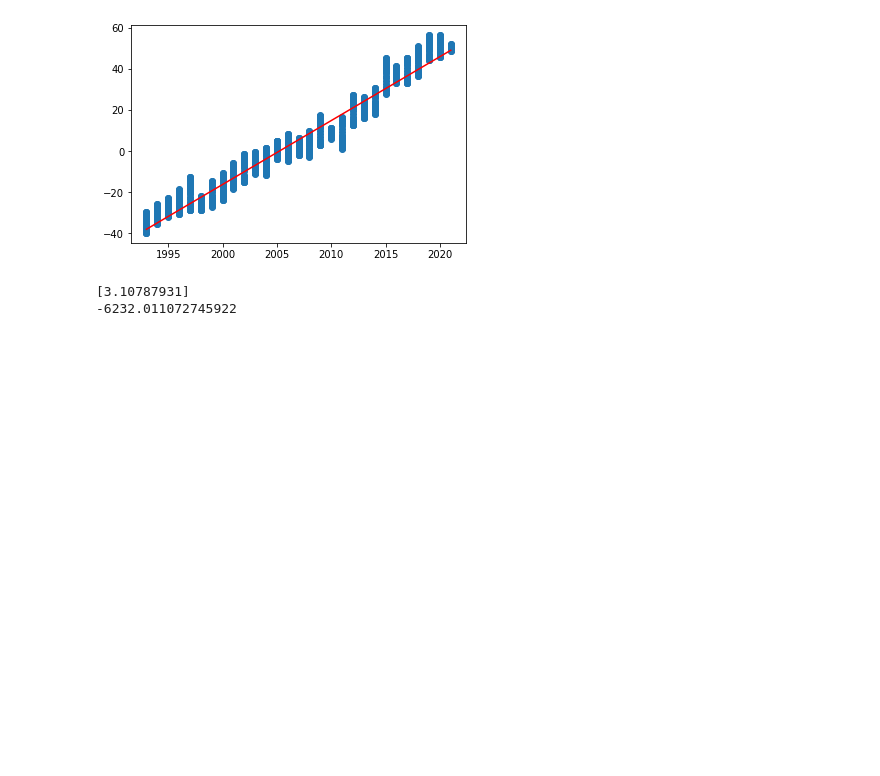
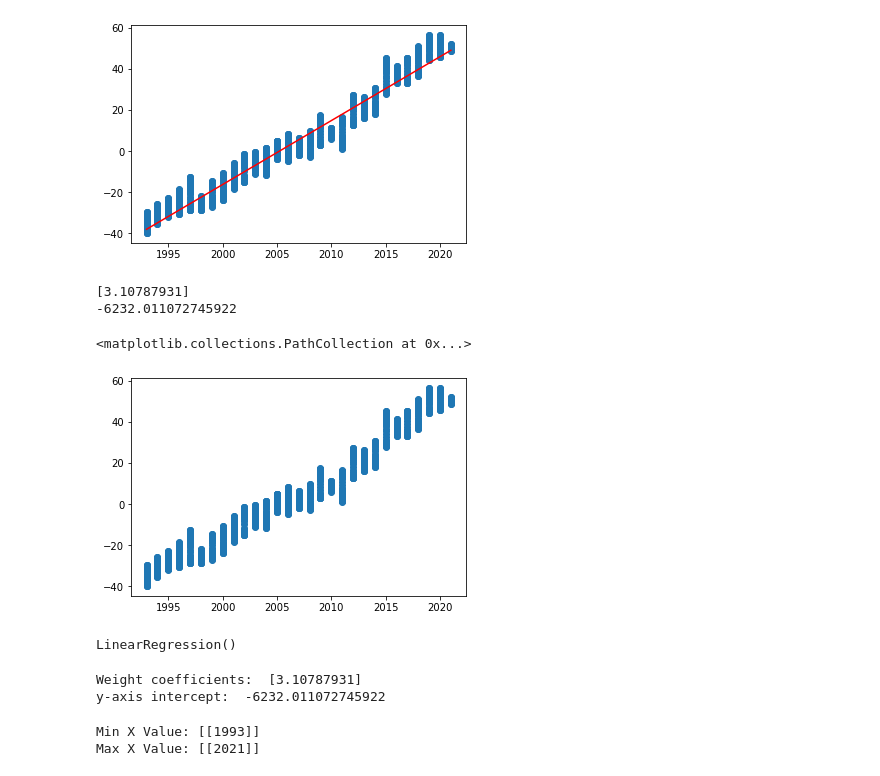
Before and after one commit to andrewhoeppner/final_project, a Jupyter notebook: linear regression.ipynb, the cells around one changed output. Drawn from its saved outputs; the diff is of its cells as text; code cells hidden in the pictures; blank space fills up the shorter version.

Commit message:
updated linear regression

```diff
--- a/linear regression.ipynb
+++ b/linear regression.ipynb
@@ -61,0 +67,7 @@ print(model.intercept_)
+# %%
+univariate_regression = np.array([row[0] for row in X]).reshape(-1, 1)
+# %%
+plt.scatter(univariate_regression, y)
+# %% [output]
+<matplotlib.collections.PathCollection at 0x...>
+[figure, added]
@@ -61,0 +84,22 @@ print(model.intercept_)
+# %%
+model.fit(univariate_regression, y)
+# %% [output]
+LinearRegression()
+# %%
+# Print the coefficient and the intercept for the model.
+
+### BEGIN SOLUTION
+print('Weight coefficients: ', model.coef_)
+print('y-axis intercept: ', model.intercept_)
+### END SOLUTION
+# %% [output]
+Weight coefficients:  [3.10787931]
+y-axis intercept:  -6232.011072745922
+# %%
+x_min = np.array([[univariate_regression.min()]])
+x_max = np.array([[univariate_regression.max()]])
+print(f"Min X Value: {x_min}")
+print(f"Max X Value: {x_max}")
+# %% [output]
+Min X Value: [[1993]]
+Max X Value: [[2021]]
```
Also changed, not shown: parts of 8 cells of this notebook.
